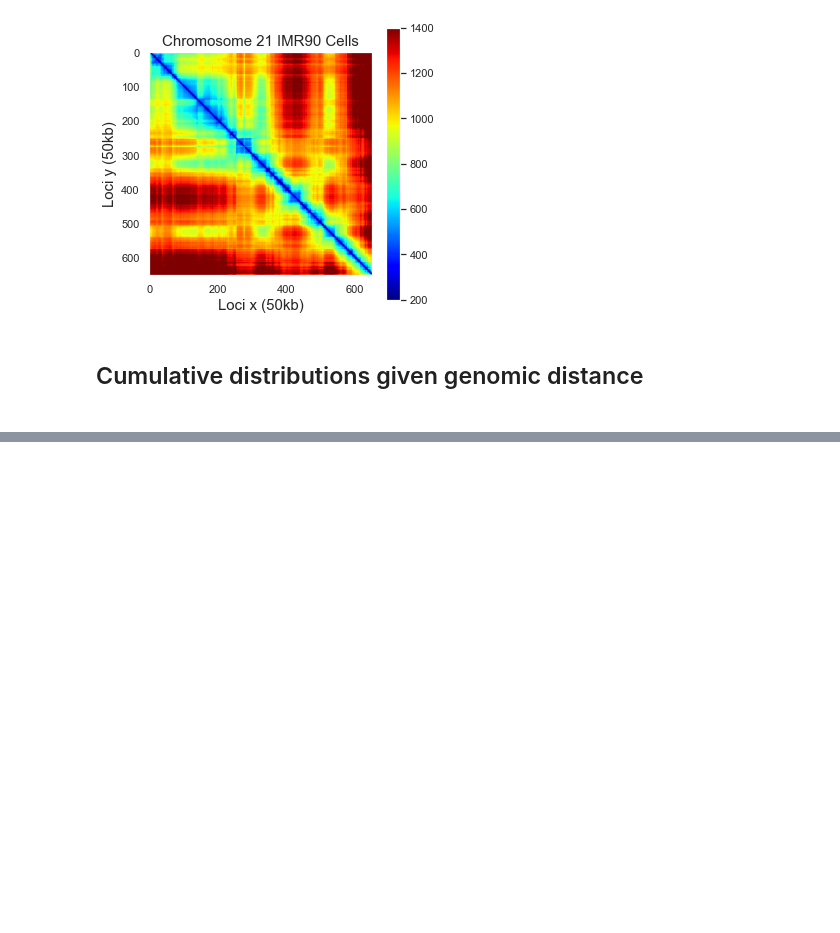
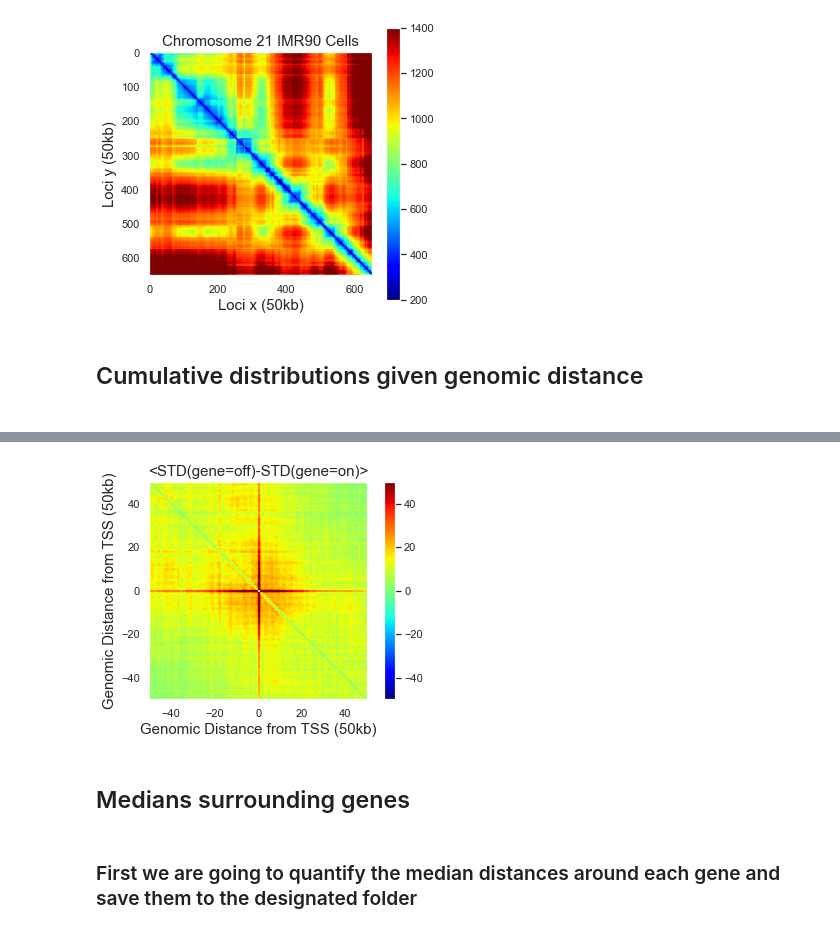
Before and after one commit to CHB-Bohrer/co-bursting, a Jupyter notebook: Analysis_1.ipynb, the cells around one changed output, grey strips where cells are left out. Saved outputs shown, nothing was run; the diff lists cells and outputs as text; code cells hidden in the pictures; blank space fills up the shorter version.

```diff
--- a/Analysis_1.ipynb
+++ b/Analysis_1.ipynb
@@ -178,0 +487,50 @@ fig.savefig("Figures/"+"Median.png", dpi=300, bbox_inches='tight')
+# %%
+
+#Here I am going to generate the average STD difference between the two
+Med_Dis={};
+count=0
+for barcode in range(600):
+    file='../Transcription_Trajectories/Test'+str(barcode)+'.npy'
+    trans=np.load(file)
+
+    if np.sum(trans)>500:
+        try:
+            file = "Single_Gene_off_std/Median_"+str(barcode)
+            ff=pd.read_csv(file)
+
+            file = "Single_Gene_on_std/Median_"+str(barcode)
+            ff2=pd.read_csv(file)
+
+            Meds=ff.values[barcode-50:barcode+50,barcode-50:barcode+50]-ff2.values[barcode-50:barcode+50,barcode-50:barcode+50]
+            if np.sum(Meds)>0:
+                Med_Dis[count]= Meds
+                count=count+1
+        except:
+            pass
+
+Temp=Med_Dis[0]*0
+for i in range(len(Med_Dis)):
+    Temp=Temp+Med_Dis[i]
+
+
+
+Average2=Temp/(len(Med_Dis)+1)
+fig=plt.figure()
+vv1=plt.imshow((Average2), cmap=cm, extent=(-50,50,-50,50))
+plt.grid(b=None)
+#vv1.set_clim(200, 600)
+vv1.set_clim(-50, 50)
+plt.colorbar(vv1)
+#plt.title('<med(gene=off)-med(gene=on)',fontsize=15)
+plt.xlabel('Genomic Distance from TSS (50kb)',fontsize=15)
+plt.ylabel('Genomic Distance from TSS (50kb)',fontsize=15)
+
+
+plt.title('<STD(gene=off)-STD(gene=on)>',fontsize=15)
+fig.savefig("Figures/"+"Dif_STD.png", dpi=300, bbox_inches='tight')
+# %% [output]
+[figure, added]
+# %% [markdown]
+<h2> Medians surrounding genes </h2>
+# %% [markdown]
+<h3> First we are going to quantify the median distances around each gene and save them to the designated folder </h3>
```
Also changed, not shown: parts of 21 cells of this notebook, 6 other files.
